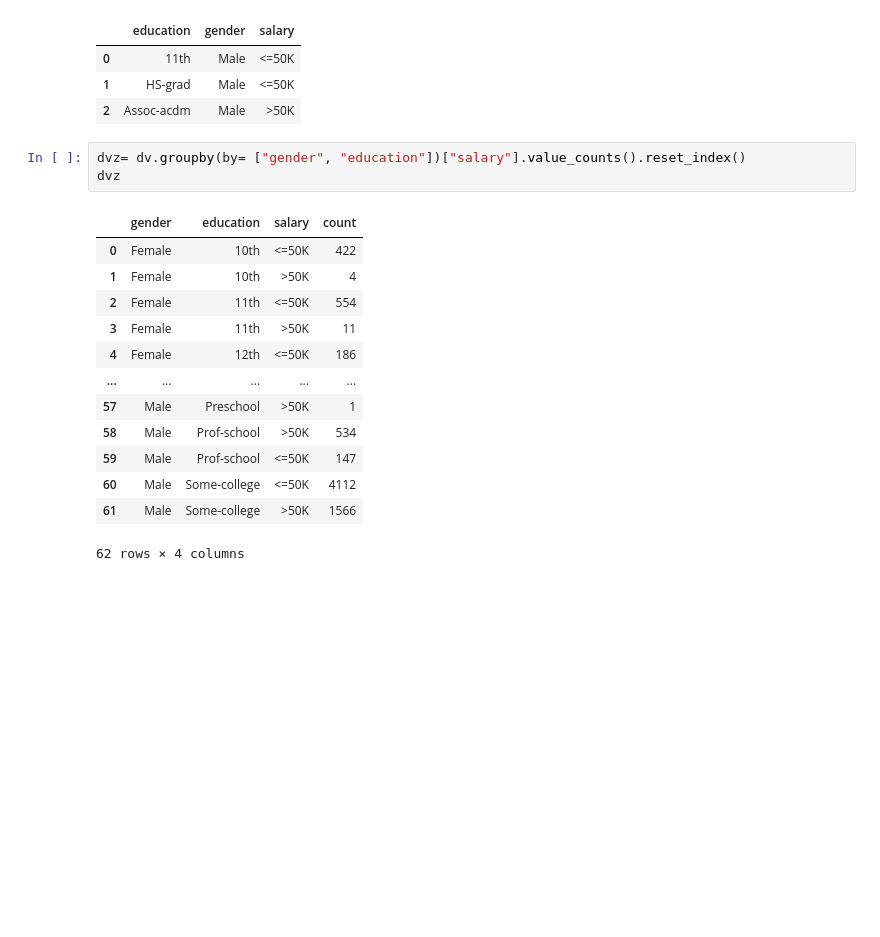
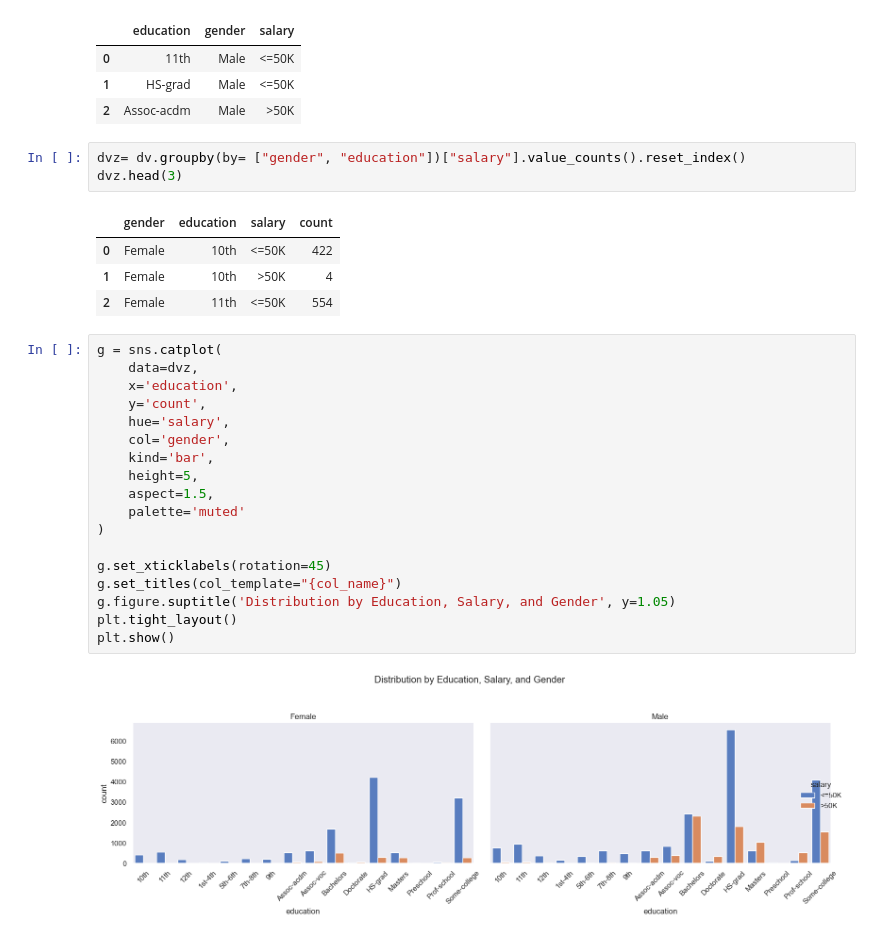
Before and after one commit to rajesh-coventry/Projects, a Jupyter notebook: 02_Data_Visuallization/04_Adults_Income_Analysis/Analysis-7_Multivariate_and_Bivariate_Analysis.ipynb, the cells around one changed output. Saved outputs shown, nothing was run; the diff lists cells and outputs as text; blank space fills up the shorter version.

```diff
--- a/02_Data_Visuallization/04_Adults_Income_Analysis/Analysis-7_Multivariate_and_Bivariate_Analysis.ipynb
+++ b/02_Data_Visuallization/04_Adults_Income_Analysis/Analysis-7_Multivariate_and_Bivariate_Analysis.ipynb
@@ -430,18 +424,29 @@ dv.head(3)
 | 2 | Assoc-acdm | Male | >50K |
 # %%
 dvz= dv.groupby(by= ["gender", "education"])["salary"].value_counts().reset_index()
-dvz
+dvz.head(3)
 # %% [output]
 |  | gender | education | salary | count |
 | 0 | Female | 10th | <=50K | 422 |
 | 1 | Female | 10th | >50K | 4 |
 | 2 | Female | 11th | <=50K | 554 |
-| 3 | Female | 11th | >50K | 11 |
-| 4 | Female | 12th | <=50K | 186 |
-| ... | ... | ... | ... | ... |
-| 57 | Male | Preschool | >50K | 1 |
-| 58 | Male | Prof-school | >50K | 534 |
-| 59 | Male | Prof-school | <=50K | 147 |
-| 60 | Male | Some-college | <=50K | 4112 |
-| 61 | Male | Some-college | >50K | 1566 |
-62 rows × 4 columns
+# %%
+g = sns.catplot(
+    data=dvz,
+    x='education',
+    y='count',
+    hue='salary',
+    col='gender',
+    kind='bar',
+    height=5,
+    aspect=1.5,
+    palette='muted'
+)
+
+g.set_xticklabels(rotation=45)
+g.set_titles(col_template="{col_name}")
+g.figure.suptitle('Distribution by Education, Salary, and Gender', y=1.05)
+plt.tight_layout()
+plt.show()
+# %% [output]
+[figure, added]
```
Also changed, not shown: parts of 4 cells of this notebook, 1 other file.
